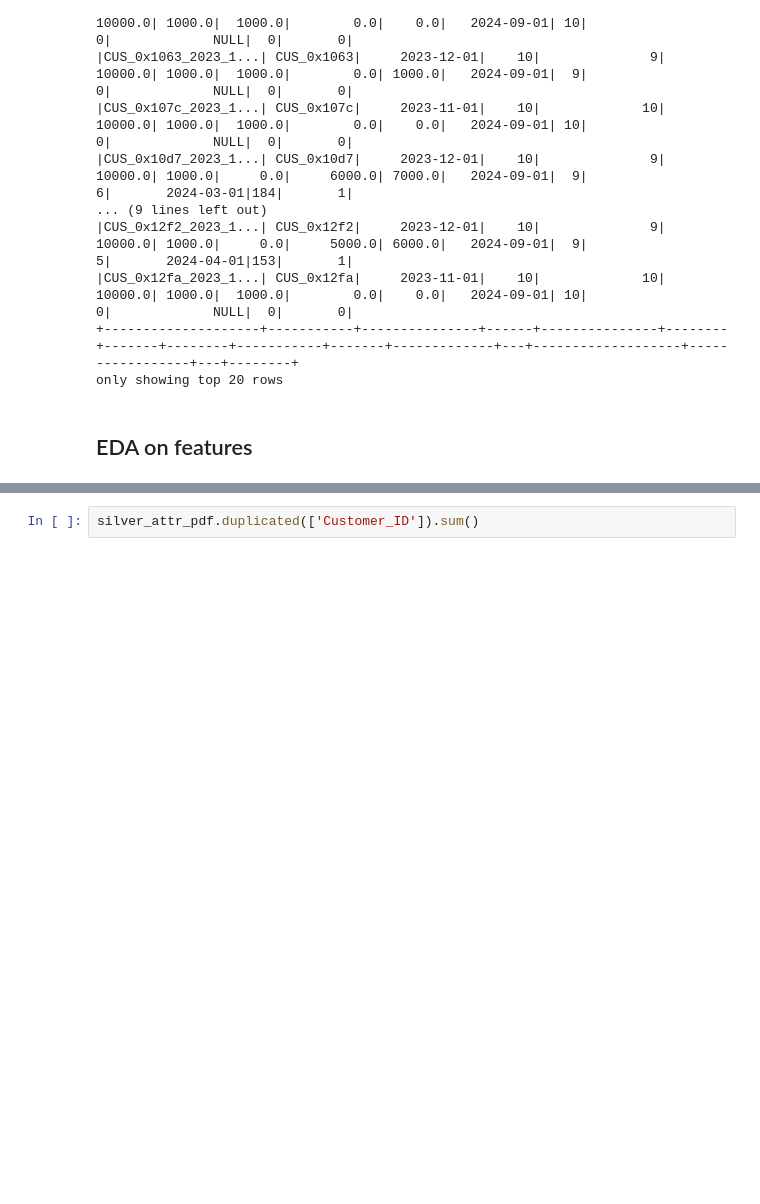
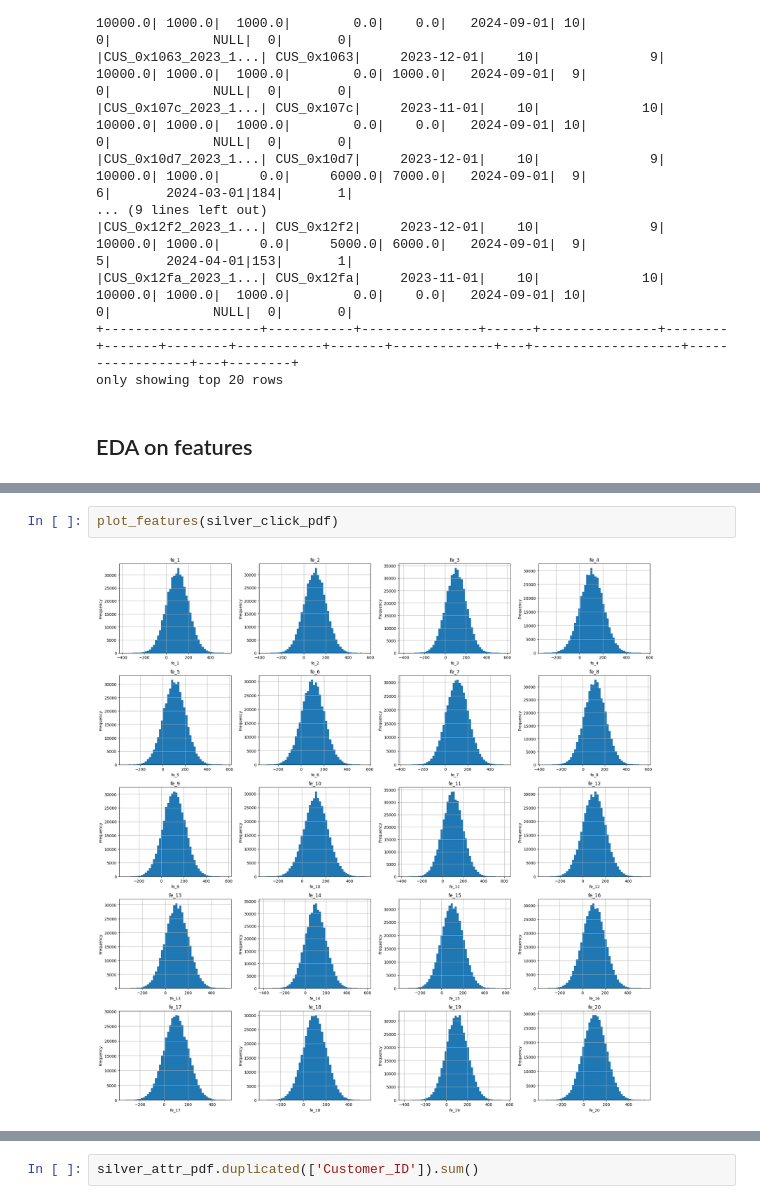
Before and after one commit to pakkei1212/MLE, a Jupyter notebook: a1/data_processing_main.ipynb, the cells around one changed output, grey strips where cells are left out. Saved outputs shown, nothing was run; the diff lists cells and outputs as text; blank space fills up the shorter version.

```diff
--- a/a1/data_processing_main.ipynb
+++ b/a1/data_processing_main.ipynb
@@ -886,0 +862,4 @@ silver_finanicial_pdf
+# %%
+plot_features(silver_click_pdf)
+# %% [output]
+[figure, added]
```
Also changed, not shown: parts of 67 cells of this notebook, 5 other files.
